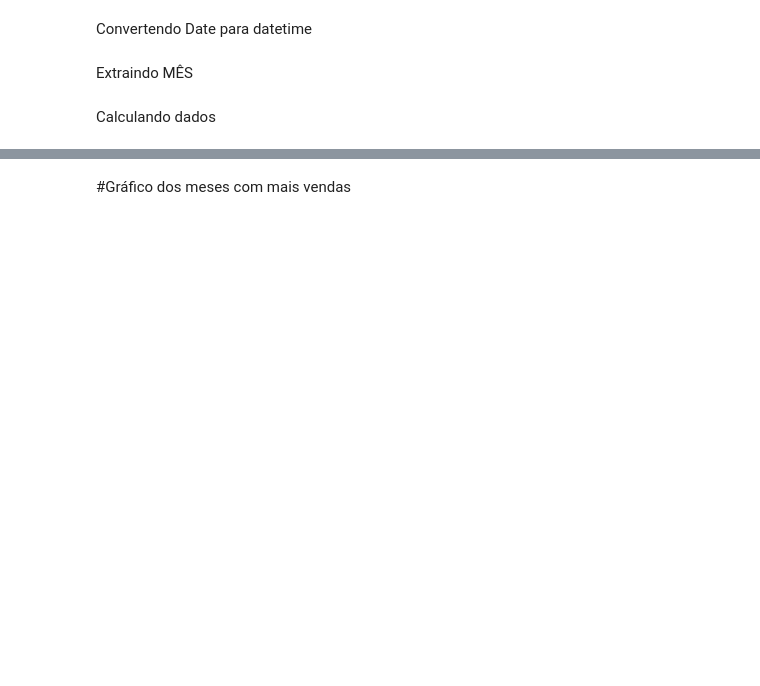
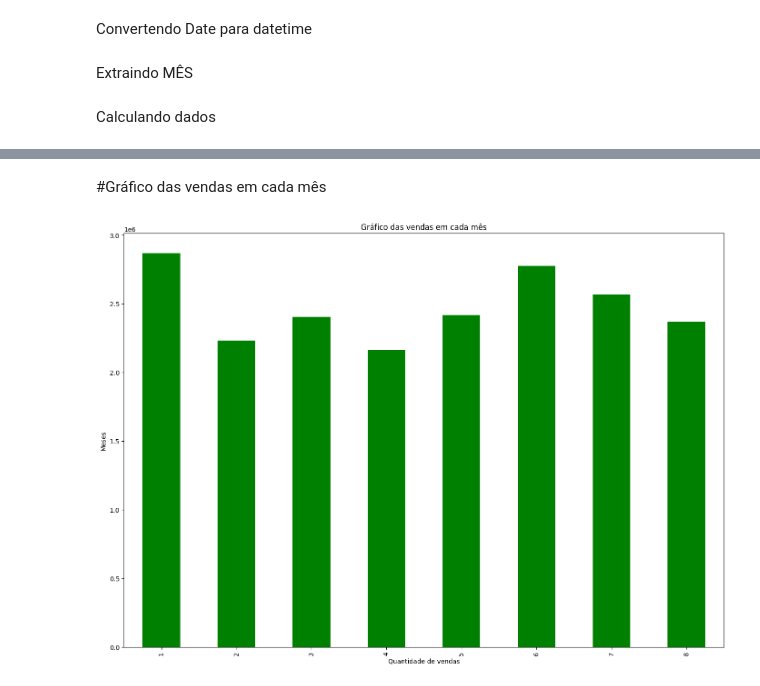
Before and after one commit to miguel-duque06/Analise_exploratoria-EDA, a Jupyter notebook: Analise__exploratoria.ipynb, the cells around one changed output, grey strips where cells are left out. Cells and saved outputs as stored; diff of their text form; code cells hidden in the pictures; blank space fills up the shorter version.

```diff
--- a/Analise__exploratoria.ipynb
+++ b/Analise__exploratoria.ipynb
@@ -109,4 +171,11 @@ vendas_por_mes
-# %% [markdown]
-#Gráfico dos meses com mais vendas
+# %% [markdown]
+#Gráfico das vendas em cada mês
 # %%
 vendas_por_mes.plot(kind='bar', figsize=(14,10), color='green')
+plt.title('Gráfico das vendas em cada mês')
+plt.xlabel('Quantidade de vendas')
+plt.ylabel('Meses')
+plt.tight_layout()
+plt.show()
+# %% [output]
+[figure, added]
```
Also changed, not shown: parts of 10 cells of this notebook.
